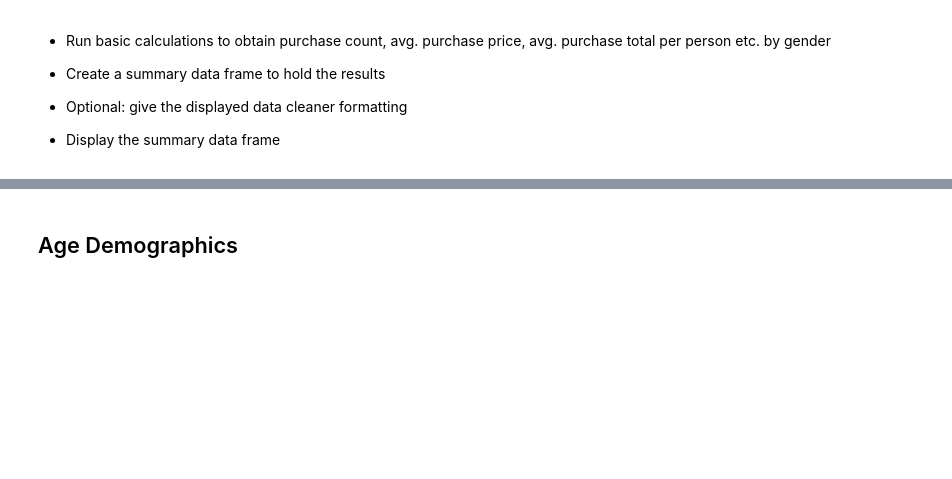
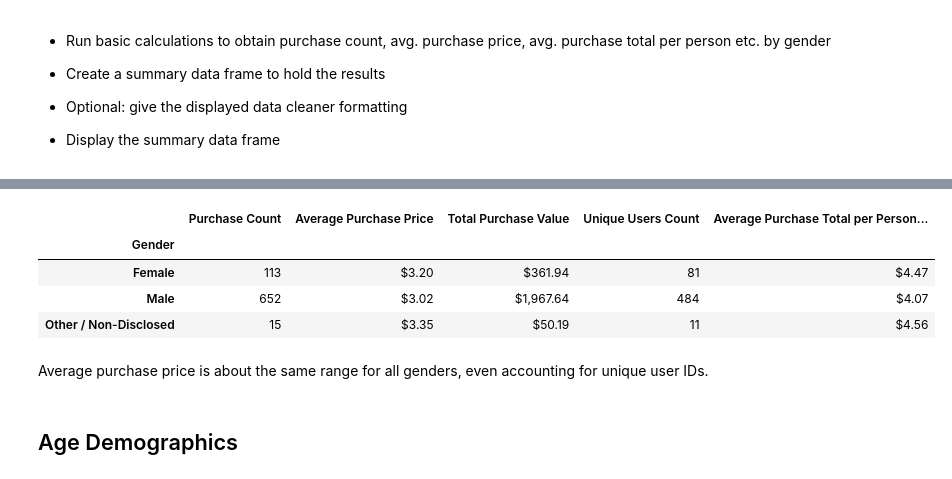
Before and after one commit to c-l-nguyen/heroes-of-pymoli, a Jupyter notebook: HeroesOfPymoli.ipynb, the cells around one changed output, grey strips where cells are left out. Cells and saved outputs as stored; diff of their text form; code cells hidden in the pictures; blank space fills up the shorter version.

Commit message:
cleaned up analysis

```diff
--- a/HeroesOfPymoli.ipynb
+++ b/HeroesOfPymoli.ipynb
@@ -100,4 +111,7 @@ gender_demo_df
 # %%
 gender_purchase_analysis_df = purchase_data.groupby("Gender").agg({"Price":["count", "mean", "sum"], "SN":"unique"})
 gender_purchase_analysis_df.columns = gender_purchase_analysis_df.columns.map("_".join)
-gender_purchase_analysis_df
+
+gender_purchase_analysis_df["SN_count"] = gender_purchase_analysis_df["SN_unique"].apply(len)
+gender_purchase_analysis_df["Average Purchase Total per Person by Gender"] = gender_purchase_analysis_df["Price_sum"]\
+                                                                           / gender_purchase_analysis_df["SN_count"]
@@ -119,3 +117,0 @@ gender_purchase_analysis_df
-# %%
-gender_purchase_analysis_df["Average Purchase Total per Person by Gender"] = gender_purchase_analysis_df["Price_sum"] / gender_purchase_analysis_df["SN_count"]
-gender_purchase_analysis_df
@@ -128,3 +118,25 @@ gender_purchase_analysis_df
+# %%
+# rename and reorder columns
+column_mapper = {"Price_count":"Purchase Count", "Price_mean":"Average Purchase Price",
+                 "Price_sum":"Total Purchase Value", "SN_count":"Unique Users Count"}
+gender_purchase_analysis_df.rename(columns=column_mapper, inplace=True)
+gender_purchase_analysis_df = gender_purchase_analysis_df[["Purchase Count","Average Purchase Price",
+                                                           "Total Purchase Value", "Unique Users Count",
+                                                           "Average Purchase Total per Person by Gender"
+                                                          ]]
+gender_purchase_analysis_df["Average Purchase Price"] = gender_purchase_analysis_df["Average Purchase Price"].map("${:,.2f}".format)
+gender_purchase_analysis_df["Total Purchase Value"] = gender_purchase_analysis_df["Total Purchase Value"].map("${:,.2f}".format)
+gender_purchase_analysis_df["Average Purchase Total per Person by Gender"] = gender_purchase_analysis_df["Average Purchase Total per Person by Gender"].map("${:,.2f}".format)
+
+gender_purchase_analysis_df
+# %% [output]
+|  | Purchase Count | Average Purchase Price | Total Purchase Value | Unique Users Count | Average Purchase Total per Person... |
+| Gender |  |  |  |  |  |
+| Female | 113 | $3.20 | $361.94 | 81 | $4.47 |
+| Male | 652 | $3.02 | $1,967.64 | 484 | $4.07 |
+| Other / Non-Disclosed | 15 | $3.35 | $50.19 | 11 | $4.56 |
+# %% [markdown]
+Average purchase price is about the same range for all genders, even accounting for unique user IDs.
 # %% [markdown]
 ## Age Demographics
 # %% [markdown]
```
Also changed, not shown: parts of 26 cells of this notebook.
